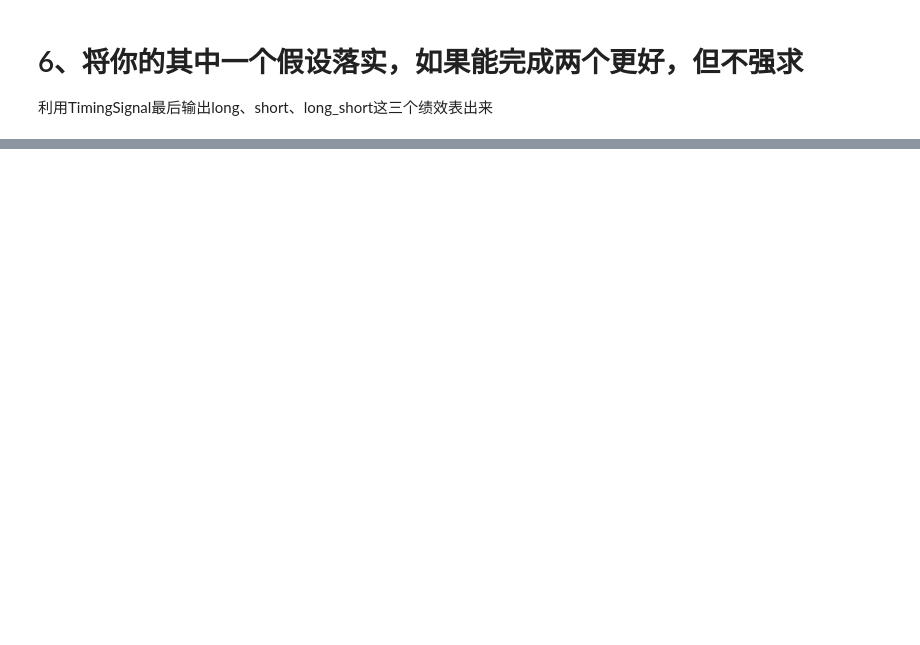
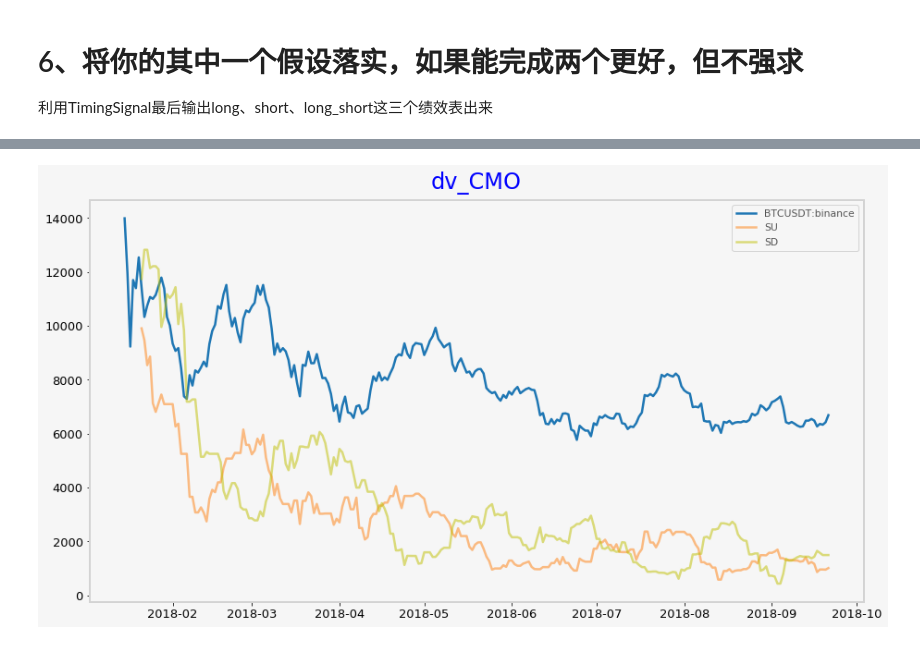
Before and after one commit to lqiqiqi/OFO_homework, a Jupyter notebook: 数据获取与因子绩效试题.ipynb, the cells around one changed output, grey strips where cells are left out. Saved outputs shown, nothing was run; the diff lists cells and outputs as text; code cells hidden in the pictures; blank space fills up the shorter version.

```diff
--- a/数据获取与因子绩效试题.ipynb
+++ b/数据获取与因子绩效试题.ipynb
@@ -352,0 +548,26 @@ draw_candle(BollDown_j.iloc[:,0], BollUp_j.iloc[:, 0], MA_j.iloc[:, 0])
+# %%
+import matplotlib.pyplot as plt
+
+def Plot_Mean(dv, signal1, signal2, signal3=None, chart_name='dv_CMO', ShortPeriod=5, LongPeriod=20, n=0):
+    fig,ax = plt.subplots(1,1,sharex=True, figsize=(15,8))
+    ax.plot(dv.get_ts('close', date_type='datetime').iloc[:,0].iloc[n:])
+    ax.set_title(chart_name,fontsize=24,color='b')
+    ax.plot(signal1.iloc[n:], alpha=0.5, label = 'SU')  # alpha is transparency
+    ax.plot(signal2.iloc[n:], alpha=0.5, color = 'y', label = 'SD')
+#     ax.plot(signal3.iloc[n:], alpha=0.5, color = 'k', label = 'Mid')
+    ax.legend(loc = 'best')
+#     ax.plot(pd.Series(alpha.rolling(ShortPeriod).mean(), index=alpha.index).iloc[n:])
+#     ax.plot(pd.Series(alpha.rolling(LongPeriod).mean(), index=alpha.index).iloc[n:])
+#     plt.savefig(chart_name)
+    plt.show()
+
+import pandas as pd
+# MA_j = dv.get_ts('MA_j', date_type='datetime')
+# MD_j = dv1H.get_ts('MD_j', date_type='datetime')
+# CMO_J = dv.get_ts('CMO_J', date_type='datetime')
+SU = dv.get_ts('SU', date_type='datetime')
+SD = dv.get_ts('SD', date_type='datetime')
+
+Plot_Mean(dv, SU.iloc[:,0],SD.iloc[:,0], n=-250)
+# %% [output]
+[figure, added]
```
Also changed, not shown: parts of 36 cells of this notebook.
